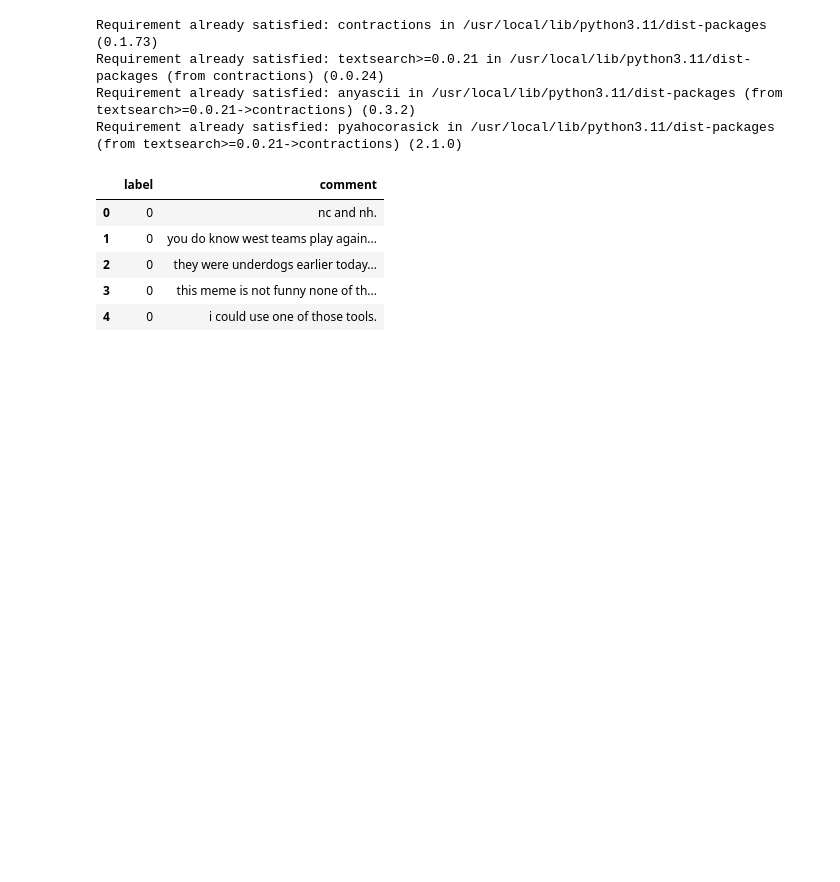
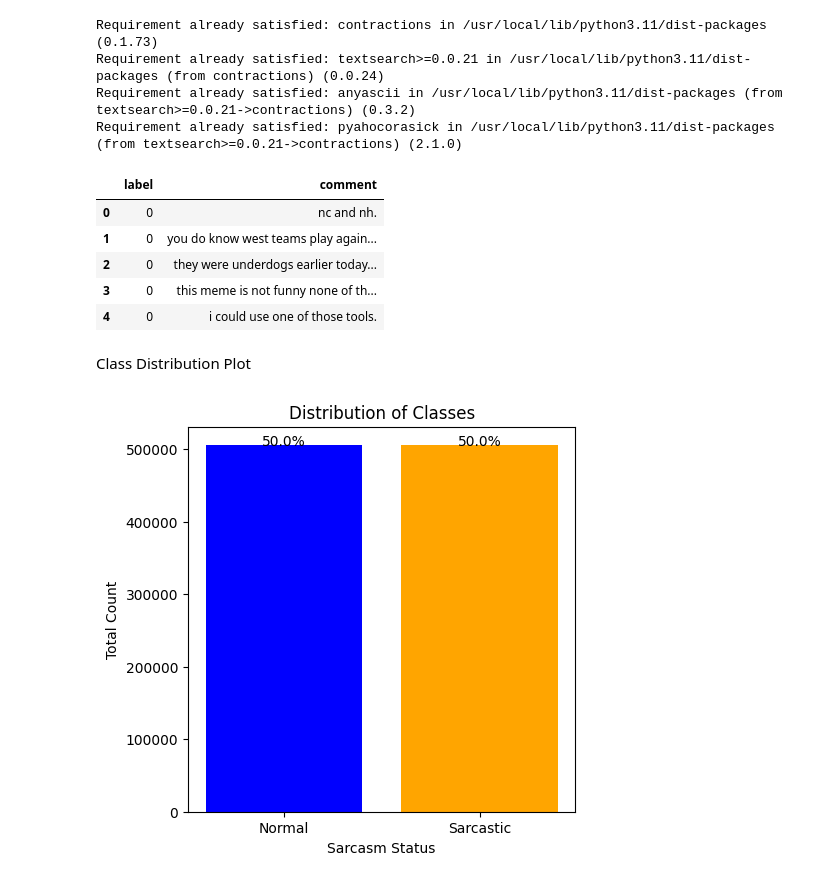
Before and after one commit to Paulicu/sarcasm-classifier, a Jupyter notebook: src/main.ipynb, the cells around one changed output. Saved outputs shown, nothing was run; the diff lists cells and outputs as text; code cells hidden in the pictures; blank space fills up the shorter version.

Commit message:
feat: plot class distribution

```diff
--- a/src/main.ipynb
+++ b/src/main.ipynb
@@ -136,3 +136,5 @@ dataset.head()
 | 2 | 0 | they were underdogs earlier today... |
 | 3 | 0 | this meme is not funny none of th... |
 | 4 | 0 | i could use one of those tools. |
+# %% [markdown]
+Class Distribution Plot
@@ -138,0 +144,18 @@ dataset.head()
+# %%
+class_counts = dataset["label"].value_counts()
+
+plt.figure(figsize=(5, 5))
+plt.bar(class_counts.index, class_counts.values, color=["blue", "orange"])
+
+plt.xticks([0, 1], ["Normal", "Sarcastic"])
+plt.xlabel("Sarcasm Status")
+plt.ylabel("Total Count")
+plt.title("Distribution of Classes")
+
+total = class_counts.sum()
+for i, count in enumerate(class_counts):
+    plt.text(i, count + 3, f"{(count/total)*100:.1f}%", ha="center")
+
+plt.show()
+# %% [output]
+[figure, added]
```
Also changed, not shown: parts of 1 cell of this notebook.
